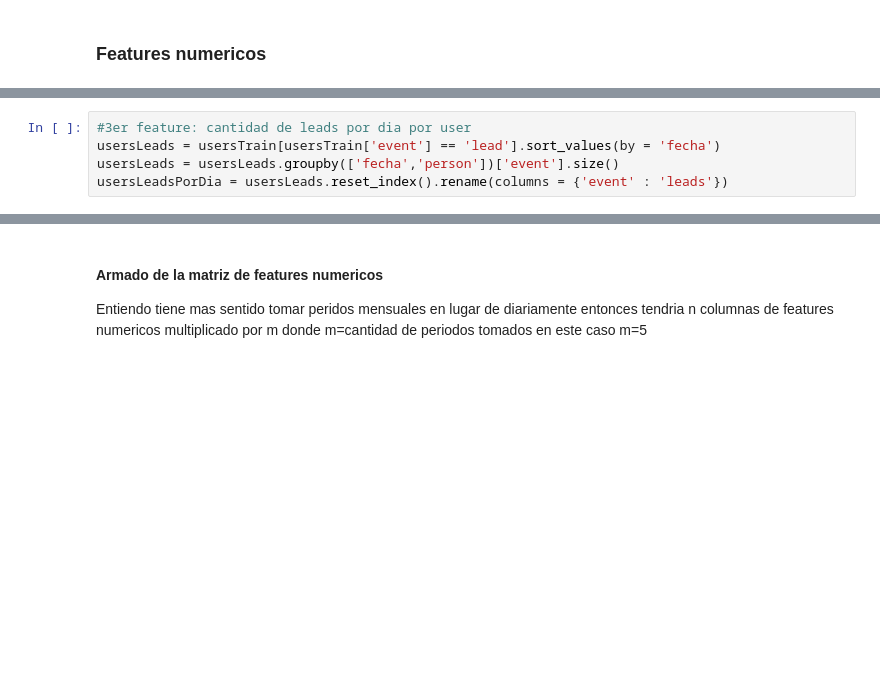
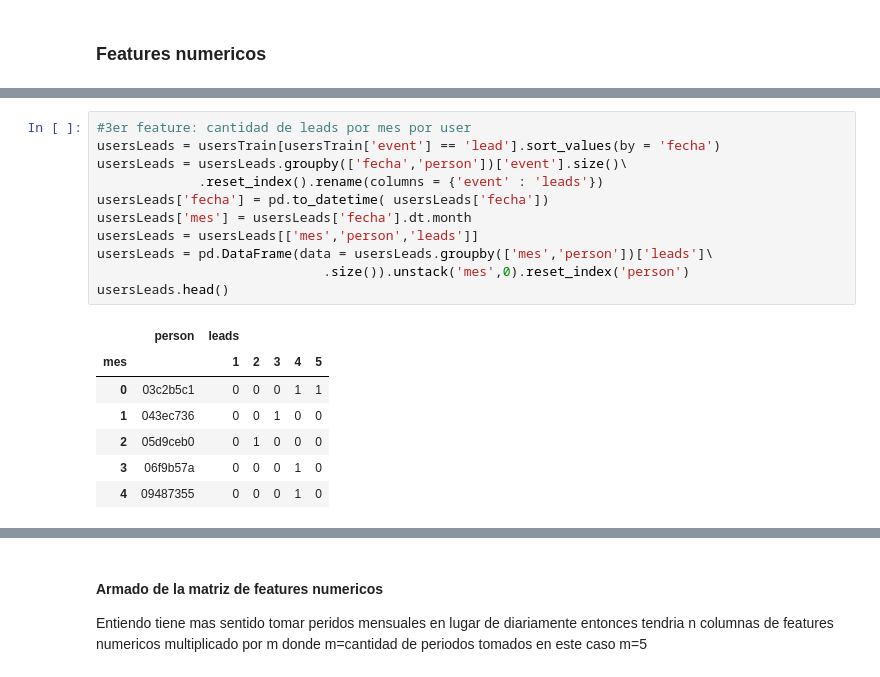
Before and after one commit to JonathanRolon/Organizacion-de-Datos, a Jupyter notebook: Feature Enginering.ipynb, the cells around one changed output, grey strips where cells are left out. Drawn from its saved outputs; the diff is of its cells as text; blank space fills up the shorter version.

```diff
--- a/Feature Enginering.ipynb
+++ b/Feature Enginering.ipynb
@@ -106,6 +125,20 @@ usersCheckoutsPorDia = usersChecks.reset_index().rename(columns = {'event' : 'ch
 # %%
-#3er feature: cantidad de leads por dia por user
+#3er feature: cantidad de leads por mes por user
 usersLeads = usersTrain[usersTrain['event'] == 'lead'].sort_values(by = 'fecha')
-usersLeads = usersLeads.groupby(['fecha','person'])['event'].size()
-usersLeadsPorDia = usersLeads.reset_index().rename(columns = {'event' : 'leads'})
+usersLeads = usersLeads.groupby(['fecha','person'])['event'].size()\
+             .reset_index().rename(columns = {'event' : 'leads'})
+usersLeads['fecha'] = pd.to_datetime( usersLeads['fecha'])
+usersLeads['mes'] = usersLeads['fecha'].dt.month
+usersLeads = usersLeads[['mes','person','leads']]
+usersLeads = pd.DataFrame(data = usersLeads.groupby(['mes','person'])['leads']\
+                             .size()).unstack('mes',0).reset_index('person')
+usersLeads.head()
+# %% [output]
+|  | person | leads |  |  |  |  |
+| mes |  | 1 | 2 | 3 | 4 | 5 |
+| 0 | 03c2b5c1 | 0 | 0 | 0 | 1 | 1 |
+| 1 | 043ec736 | 0 | 0 | 1 | 0 | 0 |
+| 2 | 05d9ceb0 | 0 | 1 | 0 | 0 | 0 |
+| 3 | 06f9b57a | 0 | 0 | 0 | 1 | 0 |
+| 4 | 09487355 | 0 | 0 | 0 | 1 | 0 |
 # %%
```
Also changed, not shown: parts of 14 cells of this notebook.
